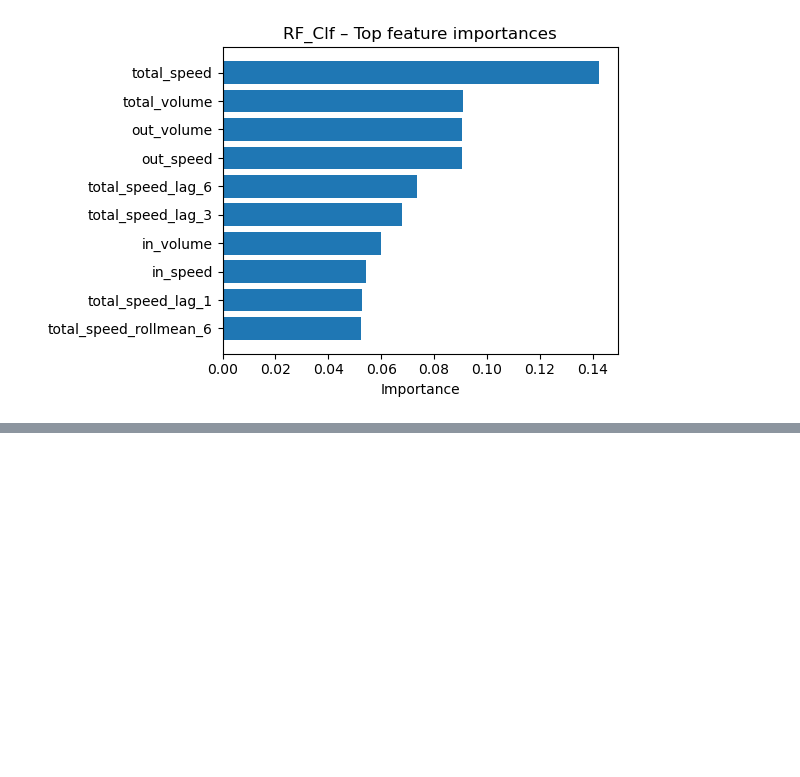
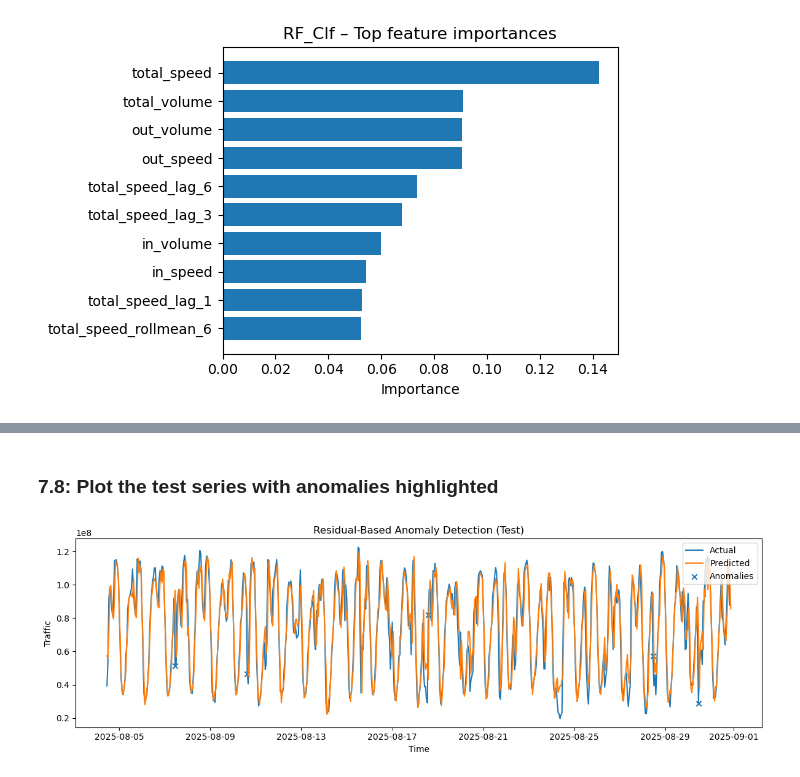
Before and after one commit to Ayatelawej/EC558_project, a Jupyter notebook: notebooks/EC558_core_pipeline.ipynb, the cells around one changed output, grey strips where cells are left out. Saved outputs shown, nothing was run; the diff lists cells and outputs as text; code cells hidden in the pictures; blank space fills up the shorter version.

Commit message:
Anomaly Detection

```diff
--- a/notebooks/EC558_core_pipeline.ipynb
+++ b/notebooks/EC558_core_pipeline.ipynb
@@ -1651,0 +1694,6 @@ plt.show()
+# %%
+res_trainval = y_trainval.values - yhat_trainval
+score_trainval = np.abs(res_trainval)
+
+res_test = y_test.values - yhat_test
+score_test = np.abs(res_test)
@@ -1651,0 +1702,3 @@ plt.show()
+# %%
+thr = np.quantile(score_trainval, 0.995)
+print("Anomaly threshold:", thr)
@@ -1651,0 +1709,3 @@ plt.show()
+# %%
+is_anom_test = score_test >= thr
+print("Number of test anomalies:", is_anom_test.sum())
@@ -1651,0 +1716,12 @@ plt.show()
+# %%
+test_timestamps = df_ml["timestamp"].iloc[val_end:].reset_index(drop=True)
+
+top_idx = np.argsort(-score_test)[:10]
+top_anoms = pd.DataFrame({
+    "timestamp": test_timestamps.iloc[top_idx].values,
+    "y_true": y_test.values[top_idx],
+    "y_pred": yhat_test[top_idx],
+    "abs_residual": score_test[top_idx],
+}).sort_values("abs_residual", ascending=False)
+
+top_anoms
@@ -1651,0 +1740,19 @@ plt.show()
+# %% [markdown]
+<h3>7.8: Plot the test series with anomalies highlighted </h3>
+# %%
+plt.figure(figsize=(12, 4))
+plt.plot(test_timestamps, y_test.values, label="Actual")
+plt.plot(test_timestamps, yhat_test, label="Predicted")
+
+plt.scatter(test_timestamps[is_anom_test],
+            y_test.values[is_anom_test],
+            label="Anomalies", marker="x")
+
+plt.title("Residual-Based Anomaly Detection (Test)")
+plt.xlabel("Time")
+plt.ylabel("Traffic")
+plt.legend()
+plt.tight_layout()
+plt.show()
+# %% [output]
+[figure, added]
```
Also changed, not shown: parts of 30 cells of this notebook, 2 other files.
